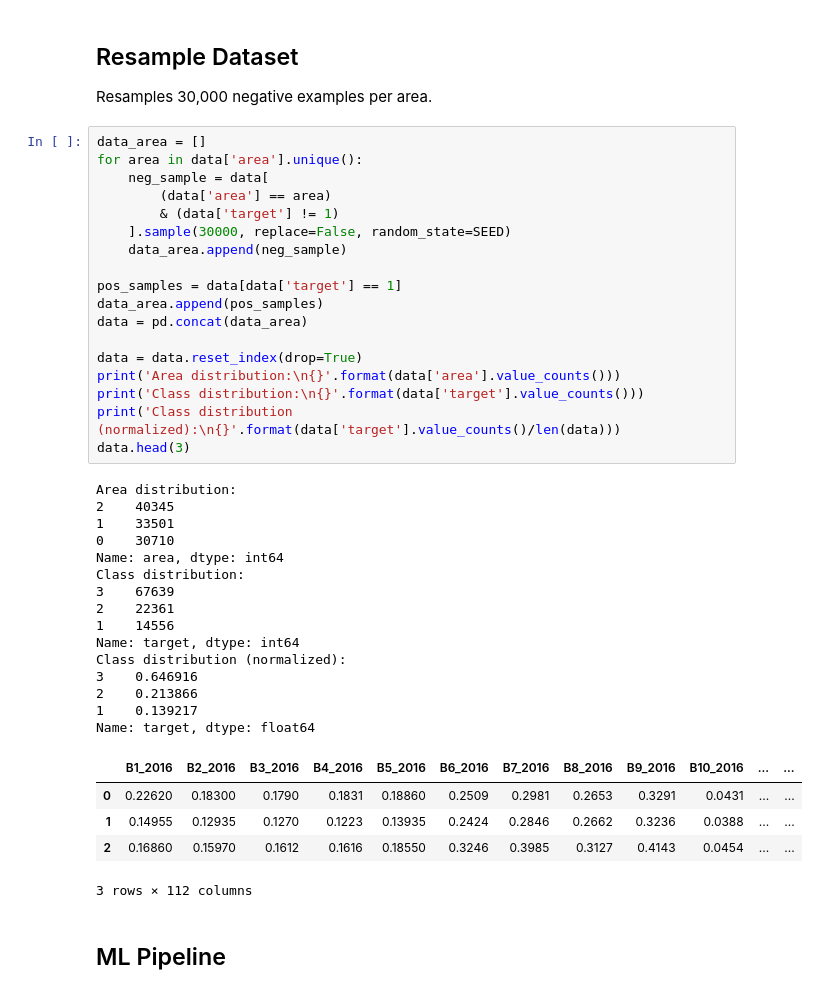
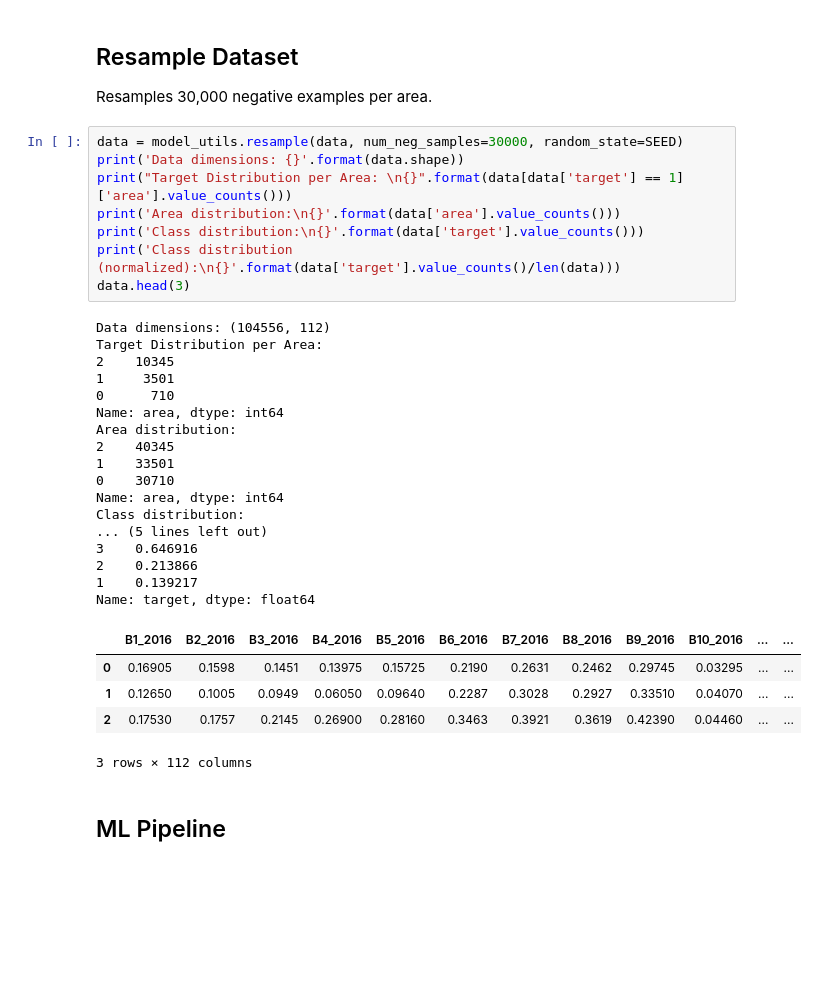
Before and after one commit to thinkingmachines/geoai-immap, a Jupyter notebook: notebooks/02_Model_Training.ipynb, the cells around one changed output. Drawn from its saved outputs; the diff is of its cells as text; blank space fills up the shorter version.

Commit message:
Add resampling to model_utils.py

```diff
--- a/notebooks/02_Model_Training.ipynb
+++ b/notebooks/02_Model_Training.ipynb
@@ -65,43 +65,35 @@ Name: target, dtype: float64
 ## Resample Dataset
 Resamples 30,000 negative examples per area.
 # %%
-data_area = []
-for area in data['area'].unique():
-    neg_sample = data[
-        (data['area'] == area)
-        & (data['target'] != 1)
-    ].sample(30000, replace=False, random_state=SEED)
-    data_area.append(neg_sample)
-
-pos_samples = data[data['target'] == 1]
-data_area.append(pos_samples)
-data = pd.concat(data_area)
-
-data = data.reset_index(drop=True)
+data = model_utils.resample(data, num_neg_samples=30000, random_state=SEED)
+print('Data dimensions: {}'.format(data.shape))
+print("Target Distribution per Area: \n{}".format(data[data['target'] == 1]['area'].value_counts()))
 print('Area distribution:\n{}'.format(data['area'].value_counts()))
 print('Class distribution:\n{}'.format(data['target'].value_counts()))
 print('Class distribution (normalized):\n{}'.format(data['target'].value_counts()/len(data)))
 data.head(3)
 # %% [output]
+Data dimensions: (104556, 112)
+Target Distribution per Area:
+2    10345
+1     3501
+0      710
+Name: area, dtype: int64
 Area distribution:
 2    40345
 1    33501
 0    30710
 Name: area, dtype: int64
 Class distribution:
-3    67639
-2    22361
-1    14556
-Name: target, dtype: int64
-Class distribution (normalized):
+... (5 lines left out)
 3    0.646916
 2    0.213866
 1    0.139217
 Name: target, dtype: float64
 |  | B1_2016 | B2_2016 | B3_2016 | B4_2016 | B5_2016 | B6_2016 | B7_2016 | B8_2016 | B9_2016 | B10_2016 | ... | ... |
-| 0 | 0.22620 | 0.18300 | 0.1790 | 0.1831 | 0.18860 | 0.2509 | 0.2981 | 0.2653 | 0.3291 | 0.0431 | ... | ... |
-| 1 | 0.14955 | 0.12935 | 0.1270 | 0.1223 | 0.13935 | 0.2424 | 0.2846 | 0.2662 | 0.3236 | 0.0388 | ... | ... |
-| 2 | 0.16860 | 0.15970 | 0.1612 | 0.1616 | 0.18550 | 0.3246 | 0.3985 | 0.3127 | 0.4143 | 0.0454 | ... | ... |
+| 0 | 0.16905 | 0.1598 | 0.1451 | 0.13975 | 0.15725 | 0.2190 | 0.2631 | 0.2462 | 0.29745 | 0.03295 | ... | ... |
+| 1 | 0.12650 | 0.1005 | 0.0949 | 0.06050 | 0.09640 | 0.2287 | 0.3028 | 0.2927 | 0.33510 | 0.04070 | ... | ... |
+| 2 | 0.17530 | 0.1757 | 0.2145 | 0.26900 | 0.28160 | 0.3463 | 0.3921 | 0.3619 | 0.42390 | 0.04460 | ... | ... |
 3 rows × 112 columns
 # %% [markdown]
 ## ML Pipeline
```
Also changed, not shown: parts of 3 cells of this notebook, 2 other files.
